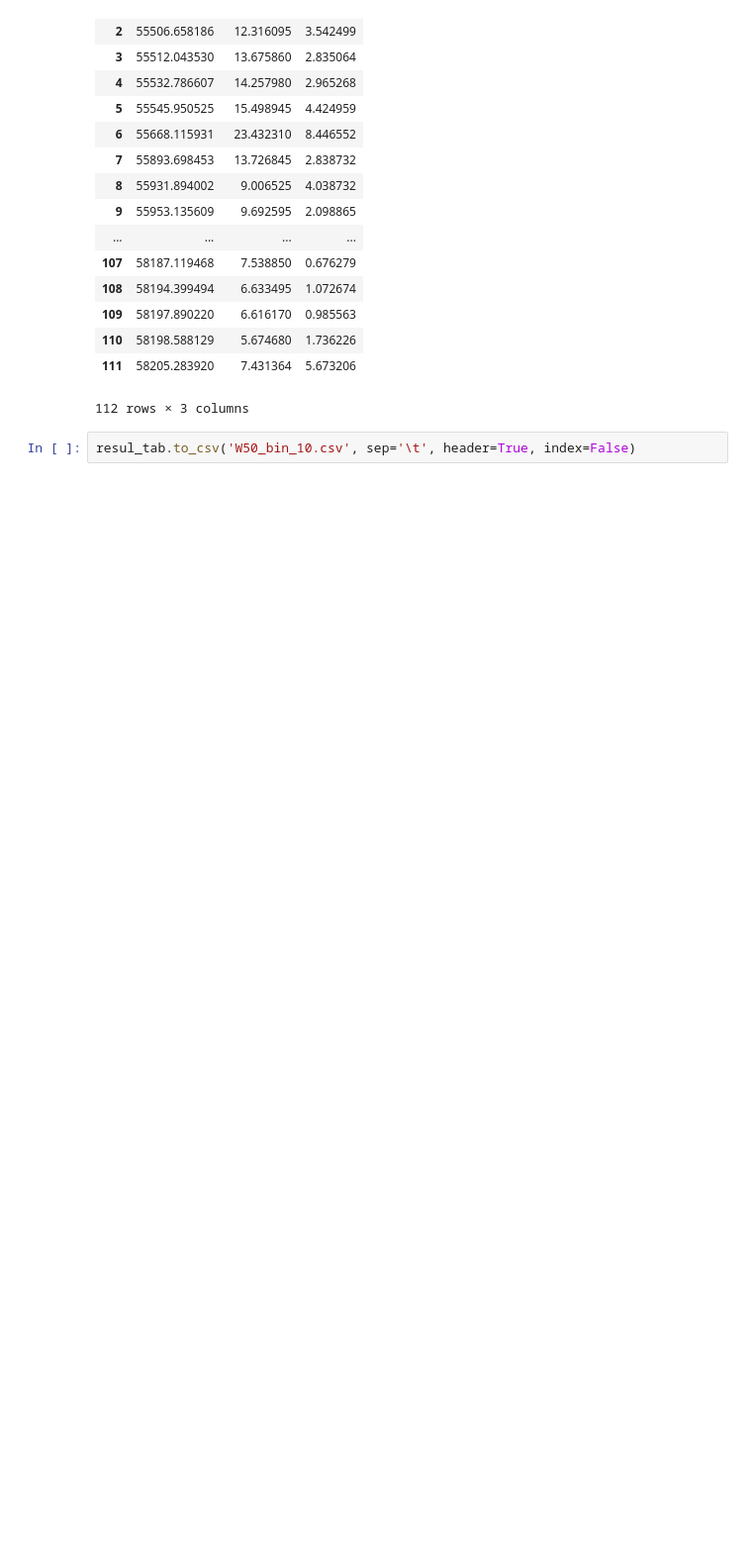
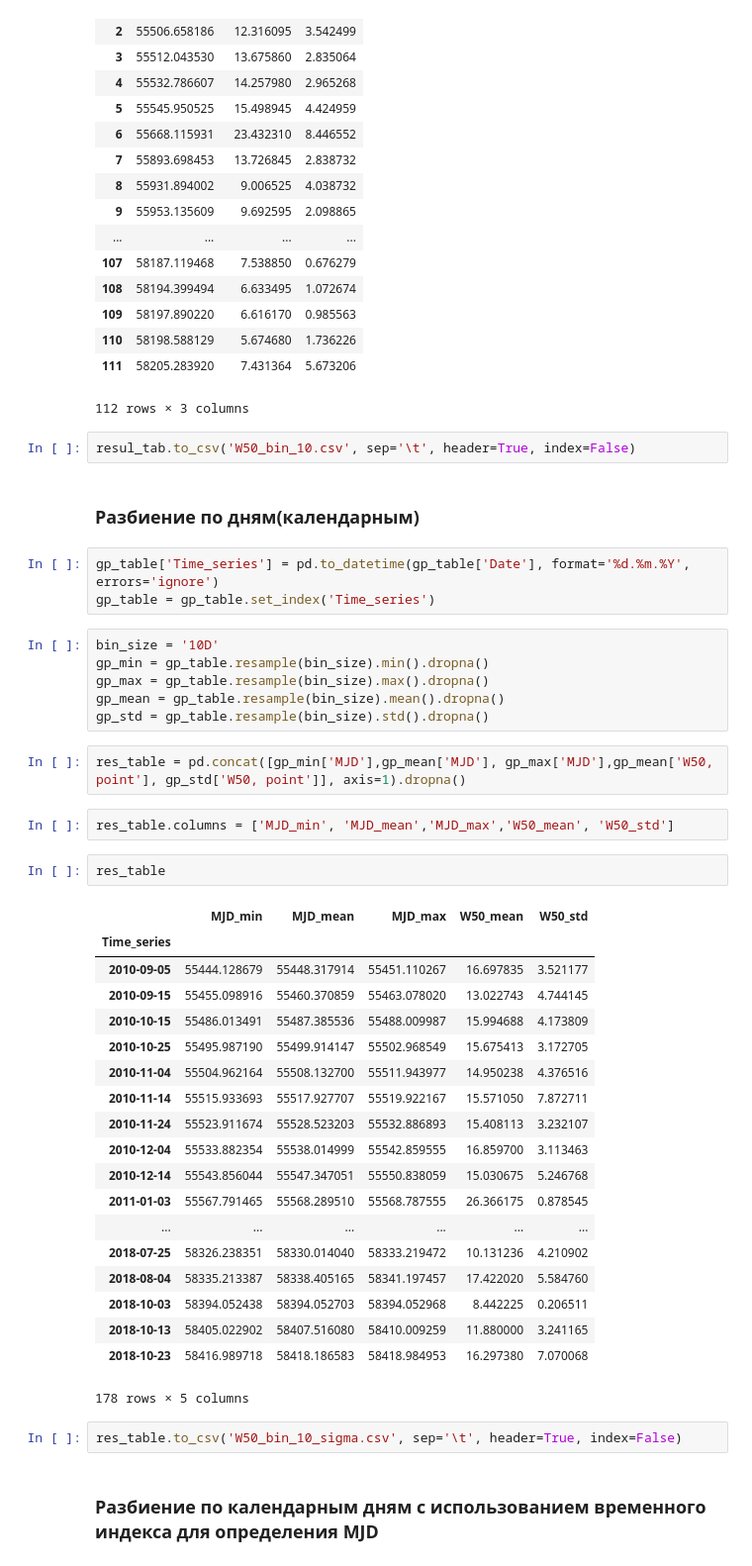
Before and after one commit to KazAndr/SWTraject, a Jupyter notebook: W50_30d&10d.ipynb, the cells around one changed output. Shown at 99% size. Drawn from its saved outputs; the diff is of its cells as text; blank space fills up the shorter version.

```diff
--- a/W50_30d&10d.ipynb
+++ b/W50_30d&10d.ipynb
@@ -88,3 +90,44 @@ resul_tab
 112 rows × 3 columns
 # %%
 resul_tab.to_csv('W50_bin_10.csv', sep='\t', header=True, index=False)
+# %% [markdown]
+### Разбиение по дням(календарным)
+# %%
+gp_table['Time_series'] = pd.to_datetime(gp_table['Date'], format='%d.%m.%Y', errors='ignore')
+gp_table = gp_table.set_index('Time_series')
+# %%
+bin_size = '10D'
+gp_min = gp_table.resample(bin_size).min().dropna()
+gp_max = gp_table.resample(bin_size).max().dropna()
+gp_mean = gp_table.resample(bin_size).mean().dropna()
+gp_std = gp_table.resample(bin_size).std().dropna()
+# %%
+res_table = pd.concat([gp_min['MJD'],gp_mean['MJD'], gp_max['MJD'],gp_mean['W50, point'], gp_std['W50, point']], axis=1).dropna()
+# %%
+res_table.columns = ['MJD_min', 'MJD_mean','MJD_max','W50_mean', 'W50_std']
+# %%
+res_table
+# %% [output]
+|  | MJD_min | MJD_mean | MJD_max | W50_mean | W50_std |
+| Time_series |  |  |  |  |  |
+| 2010-09-05 | 55444.128679 | 55448.317914 | 55451.110267 | 16.697835 | 3.521177 |
+| 2010-09-15 | 55455.098916 | 55460.370859 | 55463.078020 | 13.022743 | 4.744145 |
+| 2010-10-15 | 55486.013491 | 55487.385536 | 55488.009987 | 15.994688 | 4.173809 |
+| 2010-10-25 | 55495.987190 | 55499.914147 | 55502.968549 | 15.675413 | 3.172705 |
+| 2010-11-04 | 55504.962164 | 55508.132700 | 55511.943977 | 14.950238 | 4.376516 |
+| 2010-11-14 | 55515.933693 | 55517.927707 | 55519.922167 | 15.571050 | 7.872711 |
+| 2010-11-24 | 55523.911674 | 55528.523203 | 55532.886893 | 15.408113 | 3.232107 |
+| 2010-12-04 | 55533.882354 | 55538.014999 | 55542.859555 | 16.859700 | 3.113463 |
+| 2010-12-14 | 55543.856044 | 55547.347051 | 55550.838059 | 15.030675 | 5.246768 |
+| 2011-01-03 | 55567.791465 | 55568.289510 | 55568.787555 | 26.366175 | 0.878545 |
+| ... | ... | ... | ... | ... | ... |
+| 2018-07-25 | 58326.238351 | 58330.014040 | 58333.219472 | 10.131236 | 4.210902 |
+| 2018-08-04 | 58335.213387 | 58338.405165 | 58341.197457 | 17.422020 | 5.584760 |
+| 2018-10-03 | 58394.052438 | 58394.052703 | 58394.052968 | 8.442225 | 0.206511 |
+| 2018-10-13 | 58405.022902 | 58407.516080 | 58410.009259 | 11.880000 | 3.241165 |
+| 2018-10-23 | 58416.989718 | 58418.186583 | 58418.984953 | 16.297380 | 7.070068 |
+178 rows × 5 columns
+# %%
+res_table.to_csv('W50_bin_10_sigma.csv', sep='\t', header=True, index=False)
+# %% [markdown]
+### Разбиение по календарным дням с использованием временного индекса для определения MJD
```
Also changed, not shown: parts of 12 cells of this notebook, 3 other files.
